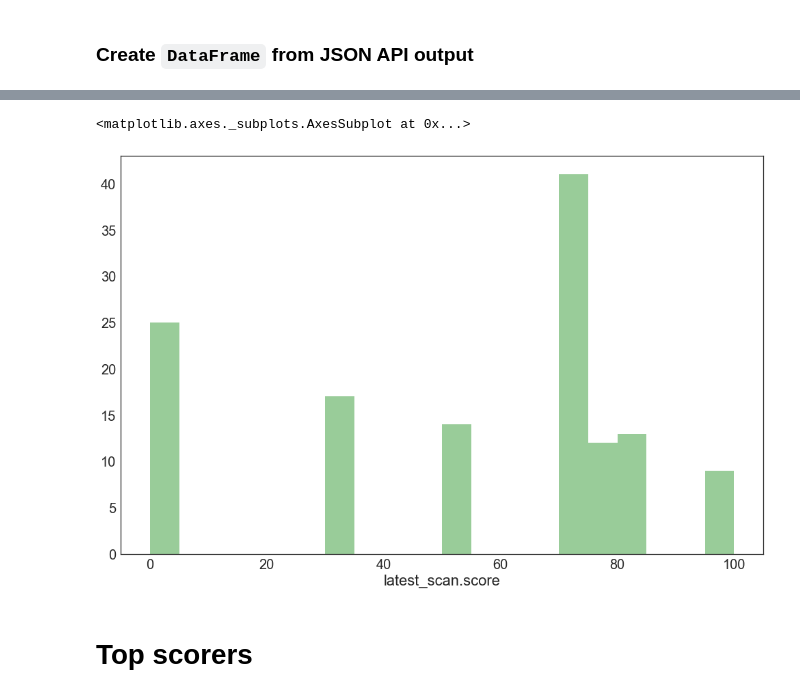
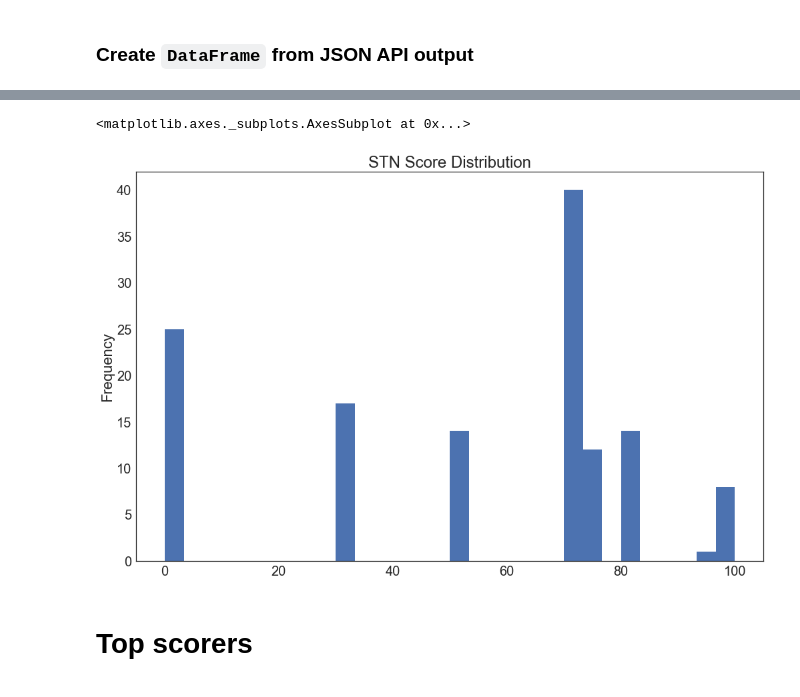
Before and after one commit to redshiftzero/fpf-data-tutorial, a Jupyter notebook: DataAnalysis101.ipynb, the cells around one changed output, grey strips where cells are left out. Saved outputs shown, nothing was run; the diff lists cells and outputs as text; code cells hidden in the pictures.

```diff
--- a/DataAnalysis101.ipynb
+++ b/DataAnalysis101.ipynb
@@ -266,11 +266,11 @@ results_df.head()
 | 2 | 2016-11-22T18:37:39.941184Z | https://securethe.news/api/v1/sit... | alarabiya.net | False | False | C | ... |
 | 3 | 2016-11-22T18:37:39.413905Z | https://securethe.news/api/v1/sit... | aljazeera.com | False | False | C | ... |
 | 4 | 2016-11-22T18:37:39.737176Z | https://securethe.news/api/v1/sit... | anandabazar.com | False | True | F | ... |
-# %%
-sns.distplot(results_df["latest_scan.score"], kde=False, color="g", kde_kws={"shade": True}, bins=20)
-# %% [output]
-<matplotlib.axes._subplots.AxesSubplot at 0x...>
-[figure, removed]
+# %%
+results_df["latest_scan.score"].plot('hist', title='STN Score Distribution', bins=30)
+# %% [output]
+<matplotlib.axes._subplots.AxesSubplot at 0x...>
+[figure, added]
 # %% [markdown]
 # Top scorers
 # %%
```
Also changed, not shown: parts of 16 cells of this notebook, 1 other file.
